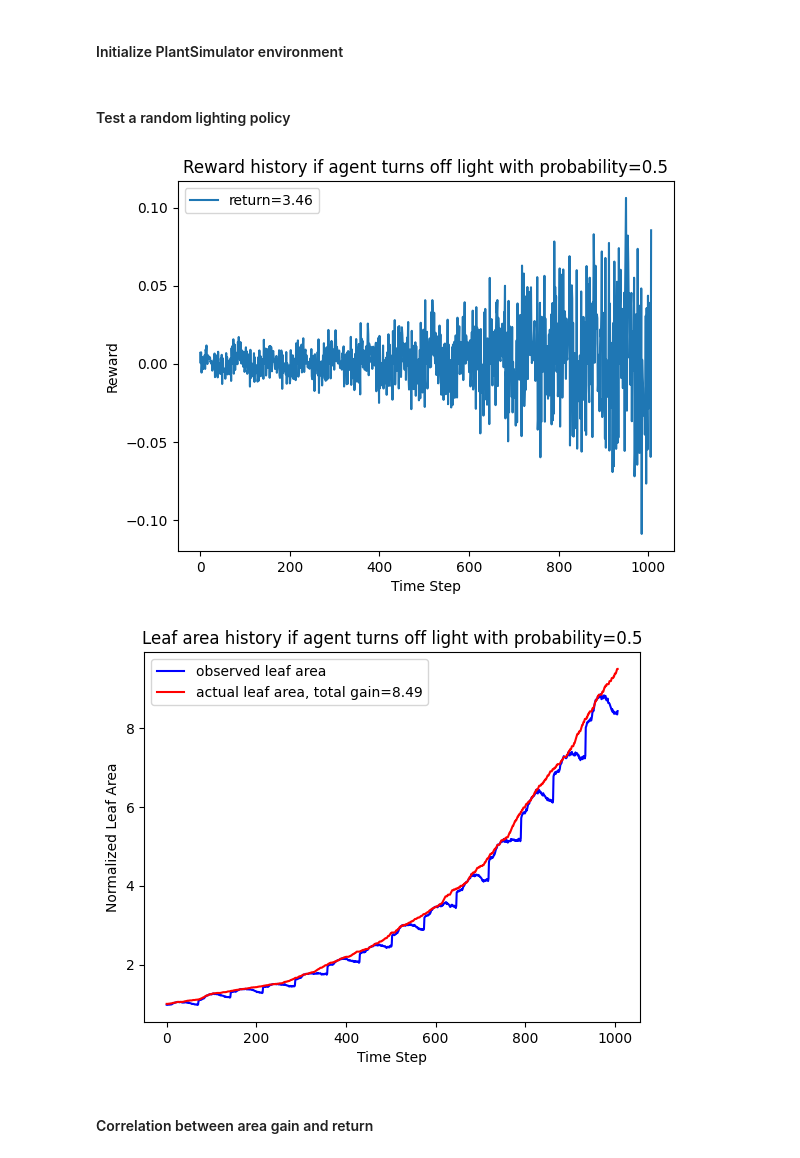
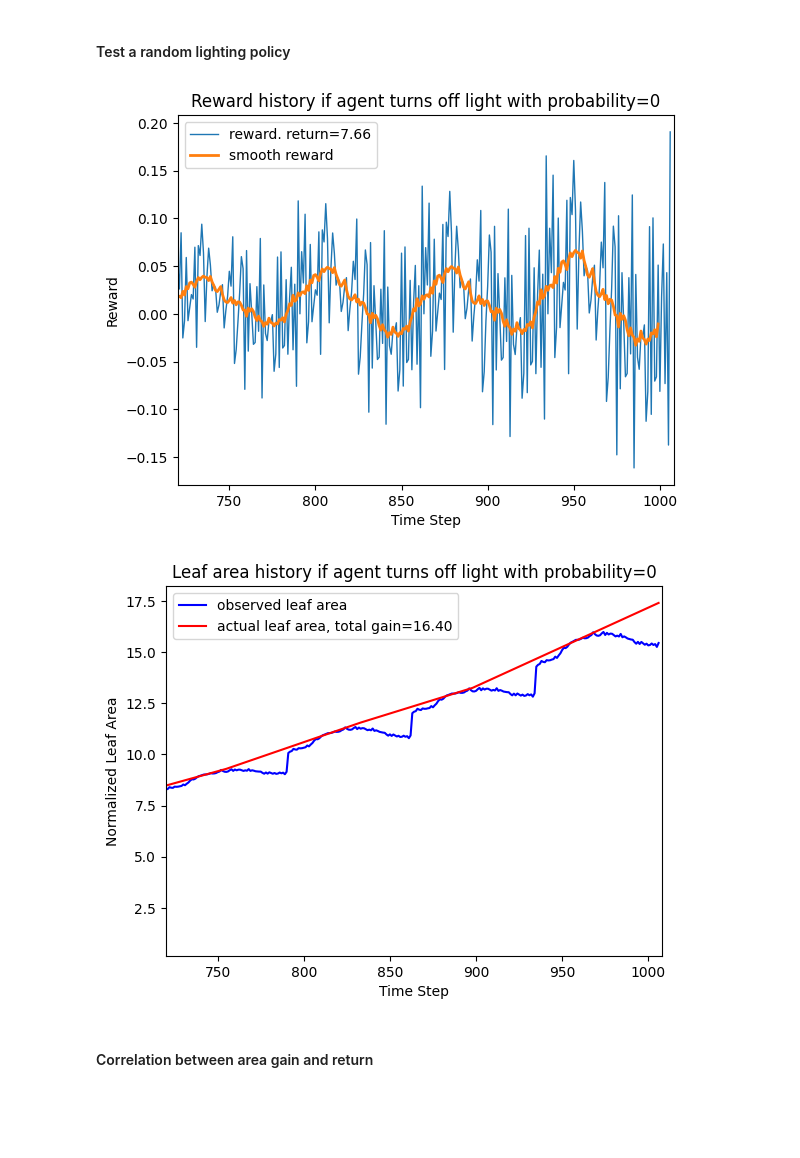
Before and after one commit to steventango/plant-rl, a Jupyter notebook: analysis/test_plant_simulator.ipynb, the cells around one changed output. Saved outputs shown, nothing was run; the diff lists cells and outputs as text; code cells hidden in the pictures; blank space fills up the shorter version.

Commit message:
clean up PlantSimulator and test different reward functions

```diff
--- a/analysis/test_plant_simulator.ipynb
+++ b/analysis/test_plant_simulator.ipynb
@@ -5,2 +7,0 @@ import matplotlib.pyplot as plt
-# %% [markdown]
-#### Initialize PlantSimulator environment
@@ -9,7 +8,7 @@ env = PlantSimulator()
 # %% [markdown]
 #### Test a random lighting policy
 # %%
-off_prob = 0.5  # set probability of turning light off
+off_prob = 0  # set probability of turning light off
 
 env.start()
 R = []
@@ -22,25 +21,35 @@ for _ in range(len(env.actual_area) - 1):
     S.append(next_state[1])
 # %%
 # Plot the reward history
-plt.plot(R, label=f'return={np.sum(R):.2f}')
+x = np.arange(len(R))
+plt.plot(R, label=f'reward. return={np.sum(R):.2f}', linewidth=1)
+
+# Plot a smooth version of it
+window_size = 15
+smoothed_data = np.convolve(R, np.ones(window_size) / window_size, mode='valid')
+adjusted_x = x[(window_size - 1) // 2 : -(window_size // 2)]
+plt.plot(adjusted_x, smoothed_data, label='smooth reward', linewidth=2)
+
 plt.title(f'Reward history if agent turns off light with probability={off_prob}')
 plt.xlabel('Time Step')
 plt.ylabel('Reward')
+plt.xlim([72*10, 72*14])
 plt.legend()
 plt.show()
 # %% [output]
-[figure, old version]
+[figure, new version]
 # %%
 # Plot the area history
 plt.plot(S, 'b', label='observed leaf area')
 plt.plot(A, 'r', label=f'actual leaf area, total gain={A[-1]-A[0]:.2f}')
 plt.title(f'Leaf area history if agent turns off light with probability={off_prob}')
 plt.xlabel('Time Step')
 plt.ylabel('Normalized Leaf Area')
+plt.xlim([72*10, 72*14])
 plt.legend()
 plt.show()
 # %% [output]
-[figure, old version]
+[figure, new version]
 # %% [markdown]
 #### Correlation between area gain and return
 # %%
```
Also changed, not shown: parts of 3 cells of this notebook, 1 other file.
